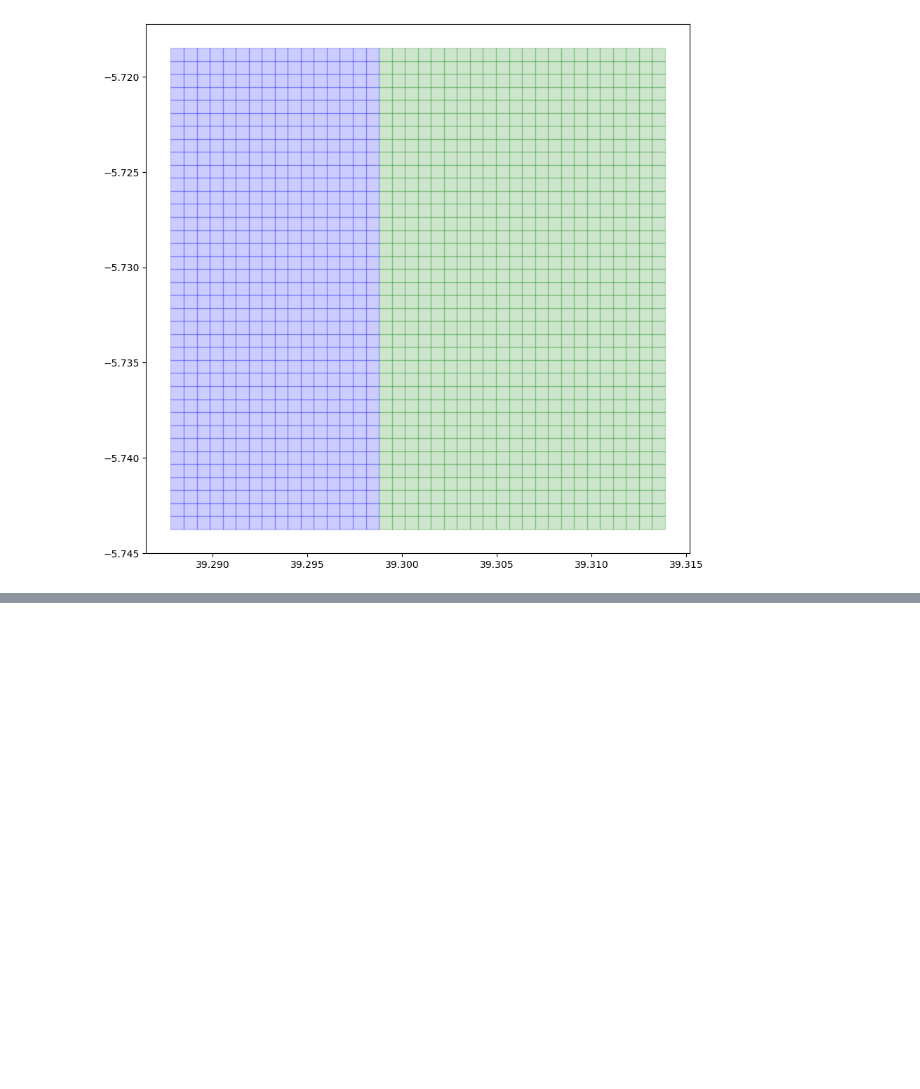
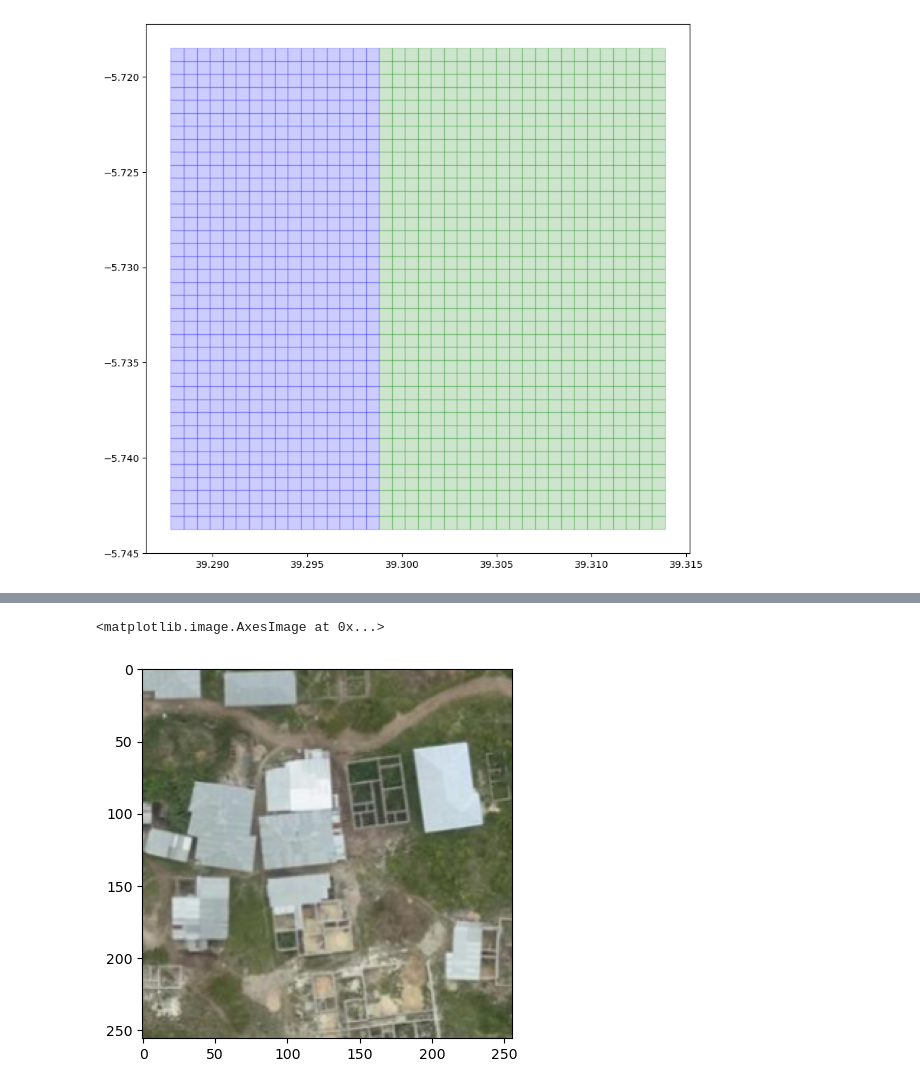
Before and after one commit to imharrisonking/rooftop-segmentation, a Jupyter notebook: Preprocessing.ipynb, the cells around one changed output, grey strips where cells are left out. Saved outputs shown, nothing was run; the diff lists cells and outputs as text; code cells hidden in the pictures; blank space fills up the shorter version.

```diff
--- a/Preprocessing.ipynb
+++ b/Preprocessing.ipynb
@@ -25,3 +18,32 @@ mask_path.mkdir(exist_ok=True)
+# %%
+TILE_SIZE = 256
+ZOOM_LEVEL = 19
+
+# First create a data directory and subdirectories for images and masks
+DATA_DIR = Path('./data')
+DATA_DIR.mkdir(exist_ok=True)
+
+# Create subdirectory for tile size (s) and zoom level (z)
+IMAGE_PATH = DATA_DIR / 'images'
+IMAGE_PATH.mkdir(exist_ok=True)
+
+MASK_PATH = DATA_DIR / 'masks'
+MASK_PATH.mkdir(exist_ok=True)
+
+# Create tile size (s) and zoom level (z) subdirectories within images and masks
+(IMAGE_PATH / f's{TILE_SIZE}_z{ZOOM_LEVEL}').mkdir(exist_ok=True)
+(MASK_PATH / f's{TILE_SIZE}_z{ZOOM_LEVEL}').mkdir(exist_ok=True)
+
+# Create training and validation subdirectories within images and masks
+(IMAGE_PATH / f's{TILE_SIZE}_z{ZOOM_LEVEL}' / 'train').mkdir(exist_ok=True)
+(IMAGE_PATH / f's{TILE_SIZE}_z{ZOOM_LEVEL}' / 'validation').mkdir(exist_ok=True)
+
+(MASK_PATH / f's{TILE_SIZE}_z{ZOOM_LEVEL}' / 'train').mkdir(exist_ok=True)
+(MASK_PATH / f's{TILE_SIZE}_z{ZOOM_LEVEL}' / 'validation').mkdir(exist_ok=True)
+
+# Define path to raw inputs
+LABELS_INPUT_PATH = DATA_DIR / 'raw-inputs' / 'znz001_labels.geojson'
+TIF_INPUT_PATH = DATA_DIR / 'raw-inputs' / 'znz001_image.tif'
 # %% [markdown]
 We'll get data from the Tanzania Open AI Challenge dataset of 7-cm resolution drone imagery and manually labeled building footprints. We'll create training and validation datasets from a single drone image (cloud-optimised geoTIFF) and its corresponding geoJSON file of building footprints.
 # %%
@@ -155,0 +184,12 @@ We'll use [`rio-tiler`](https://github.com/cogeotiff/rio-tiler) and the slippy m
+# %%
+# Get an image for a single tile
+id = 333
+xyz = tiles_gdf.iloc[id]['coordinates']
+
+tile, mask = rt_main.tile(TIF_INPUT_PATH, xyz[0], xyz[1], xyz[2], TILE_SIZE)
+
+# Reshape the tile from (3, 256, 256) to (256, 256, 3) to plot
+plt.imshow(np.moveaxis(tile, 0, -1))
+# %% [output]
+<matplotlib.image.AxesImage at 0x...>
+[figure, added]
```
Also changed, not shown: parts of 23 cells of this notebook.
